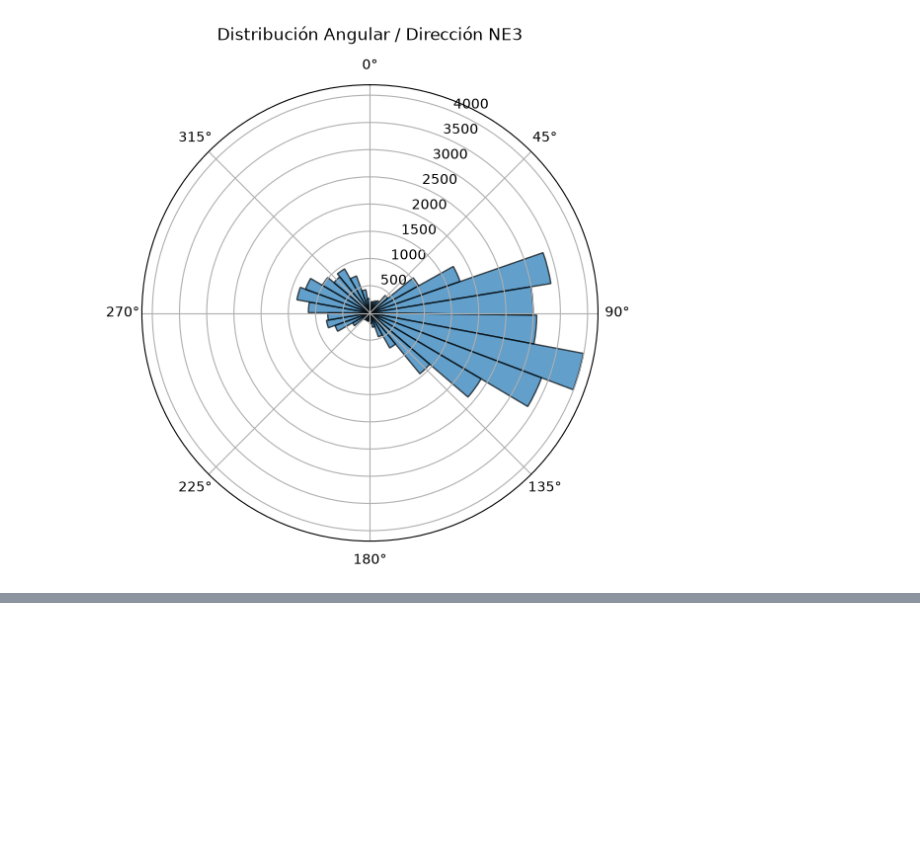
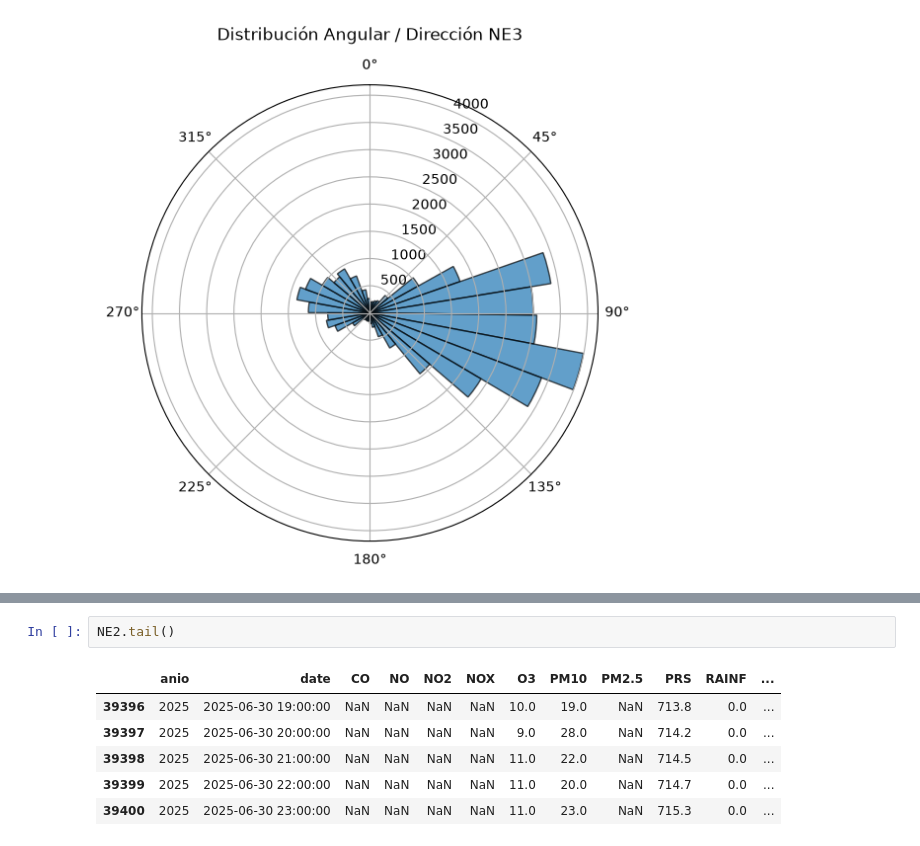
Before and after one commit to yazmans/MA2003B, a Jupyter notebook: Etapa2/Comprension.ipynb, the cells around one changed output, grey strips where cells are left out. Drawn from its saved outputs; the diff is of its cells as text; blank space fills up the shorter version.

```diff
--- a/Etapa2/Comprension.ipynb
+++ b/Etapa2/Comprension.ipynb
@@ -429,0 +472,9 @@ plt.show()
+# %%
+NE2.tail()
+# %% [output]
+|  | anio | date | CO | NO | NO2 | NOX | O3 | PM10 | PM2.5 | PRS | RAINF | ... |
+| 39396 | 2025 | 2025-06-30 19:00:00 | NaN | NaN | NaN | NaN | 10.0 | 19.0 | NaN | 713.8 | 0.0 | ... |
+| 39397 | 2025 | 2025-06-30 20:00:00 | NaN | NaN | NaN | NaN | 9.0 | 28.0 | NaN | 714.2 | 0.0 | ... |
+| 39398 | 2025 | 2025-06-30 21:00:00 | NaN | NaN | NaN | NaN | 11.0 | 22.0 | NaN | 714.5 | 0.0 | ... |
+| 39399 | 2025 | 2025-06-30 22:00:00 | NaN | NaN | NaN | NaN | 11.0 | 20.0 | NaN | 714.7 | 0.0 | ... |
+| 39400 | 2025 | 2025-06-30 23:00:00 | NaN | NaN | NaN | NaN | 11.0 | 23.0 | NaN | 715.3 | 0.0 | ... |
```
Also changed, not shown: parts of 10 cells of this notebook, 25 other files.
